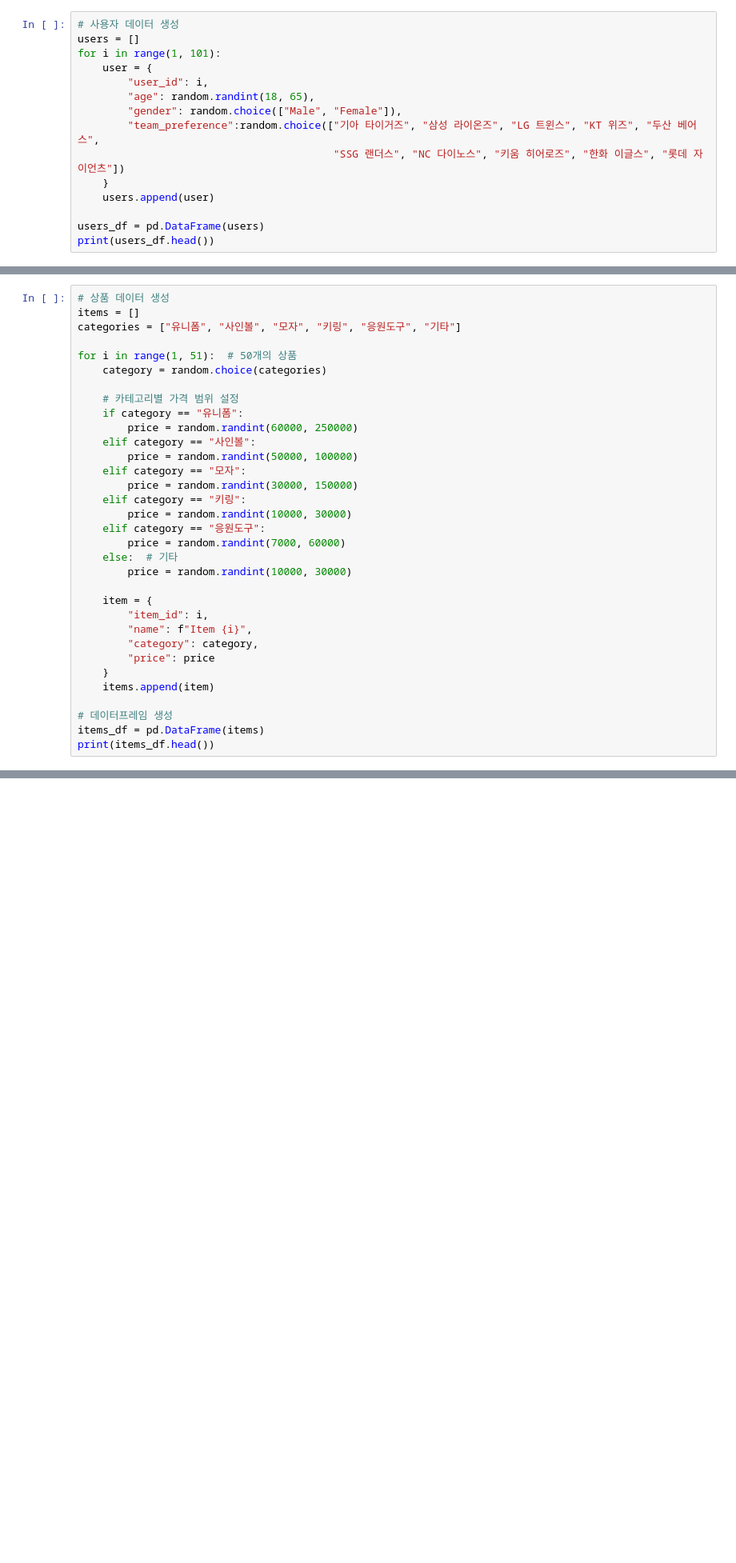
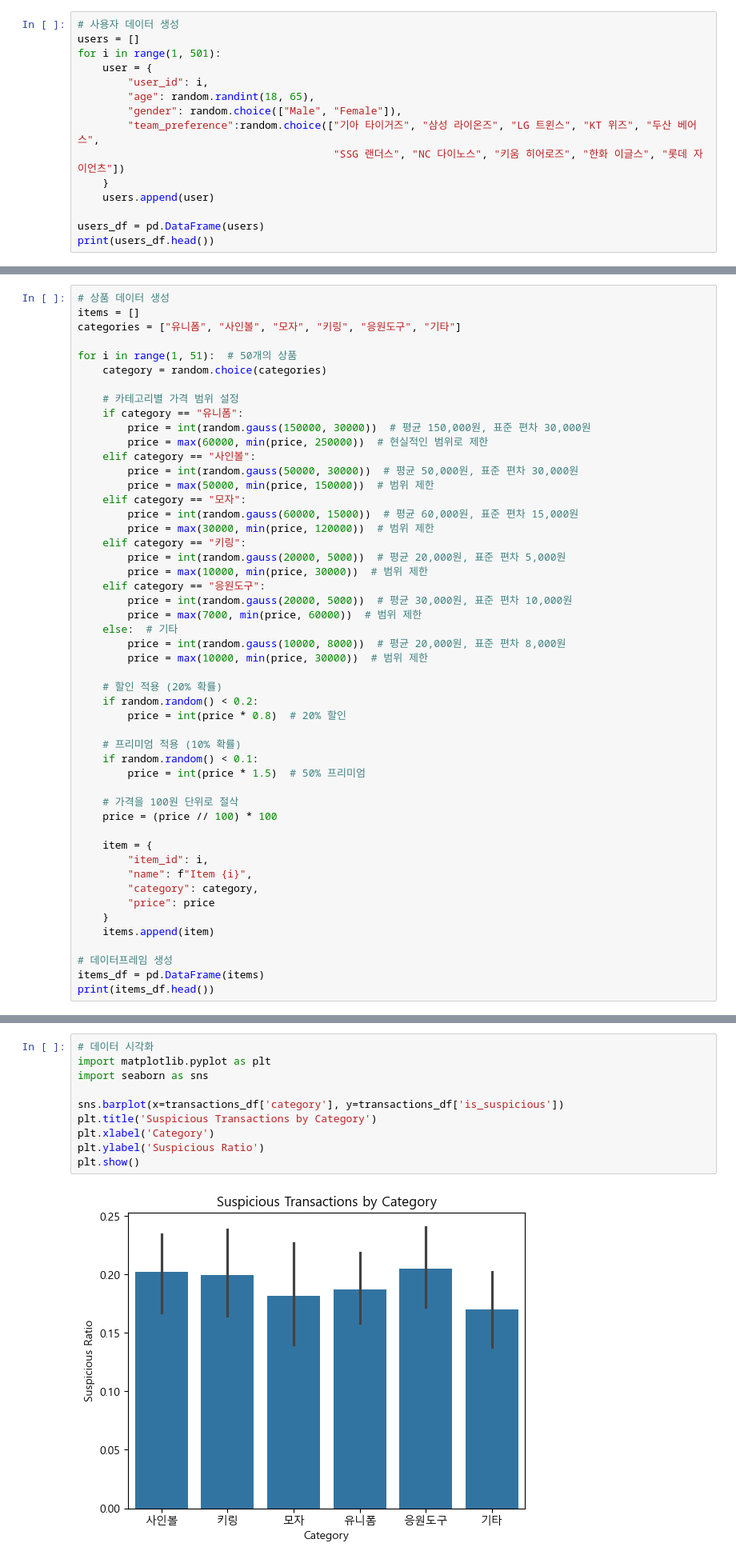
Before and after one commit to Aeyongddi/python_project, a Jupyter notebook: makingdata.ipynb, the cells around one changed output, grey strips where cells are left out. Shown: that part at 80% size. Saved outputs shown, nothing was run; the diff lists cells and outputs as text; blank space fills up the shorter version.

```diff
--- a/makingdata.ipynb
+++ b/makingdata.ipynb
@@ -7,7 +16,7 @@ faker = Faker()
 # %%
 # 사용자 데이터 생성
 users = []
-for i in range(1, 101):
+for i in range(1, 501):
     user = {
         "user_id": i,
         "age": random.randint(18, 65),
@@ -36,17 +45,34 @@ for i in range(1, 51):  # 50개의 상품
 
     # 카테고리별 가격 범위 설정
     if category == "유니폼":
-        price = random.randint(60000, 250000)
+        price = int(random.gauss(150000, 30000))  # 평균 150,000원, 표준 편차 30,000원
+        price = max(60000, min(price, 250000))  # 현실적인 범위로 제한
     elif category == "사인볼":
-        price = random.randint(50000, 100000)
+        price = int(random.gauss(50000, 30000))  # 평균 50,000원, 표준 편차 30,000원
+        price = max(50000, min(price, 150000))  # 범위 제한
     elif category == "모자":
-        price = random.randint(30000, 150000)
+        price = int(random.gauss(60000, 15000))  # 평균 60,000원, 표준 편차 15,000원
+        price = max(30000, min(price, 120000))  # 범위 제한
     elif category == "키링":
-        price = random.randint(10000, 30000)
+        price = int(random.gauss(20000, 5000))  # 평균 20,000원, 표준 편차 5,000원
+        price = max(10000, min(price, 30000))  # 범위 제한
     elif category == "응원도구":
-        price = random.randint(7000, 60000)
+        price = int(random.gauss(20000, 5000))  # 평균 30,000원, 표준 편차 10,000원
+        price = max(7000, min(price, 60000))  # 범위 제한
     else:  # 기타
-        price = random.randint(10000, 30000)
+        price = int(random.gauss(10000, 8000))  # 평균 20,000원, 표준 편차 8,000원
+        price = max(10000, min(price, 30000))  # 범위 제한
+
+    # 할인 적용 (20% 확률)
+    if random.random() < 0.2:
+        price = int(price * 0.8)  # 20% 할인
+
+    # 프리미엄 적용 (10% 확률)
+    if random.random() < 0.1:
+        price = int(price * 1.5)  # 50% 프리미엄
+
+    # 가격을 100원 단위로 절삭
+    price = (price // 100) * 100
 
     item = {
         "item_id": i,
@@ -151,0 +192,12 @@ print(transactions_df.head())
+# %%
+# 데이터 시각화
+import matplotlib.pyplot as plt
+import seaborn as sns
+
+sns.barplot(x=transactions_df['category'], y=transactions_df['is_suspicious'])
+plt.title('Suspicious Transactions by Category')
+plt.xlabel('Category')
+plt.ylabel('Suspicious Ratio')
+plt.show()
+# %% [output]
+[figure, added]
```
Also changed, not shown: parts of 11 cells of this notebook.
